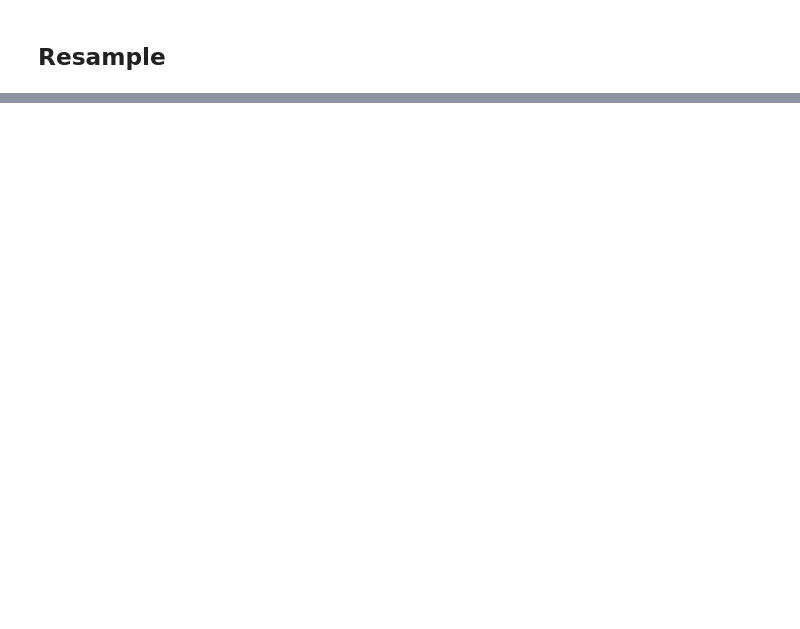
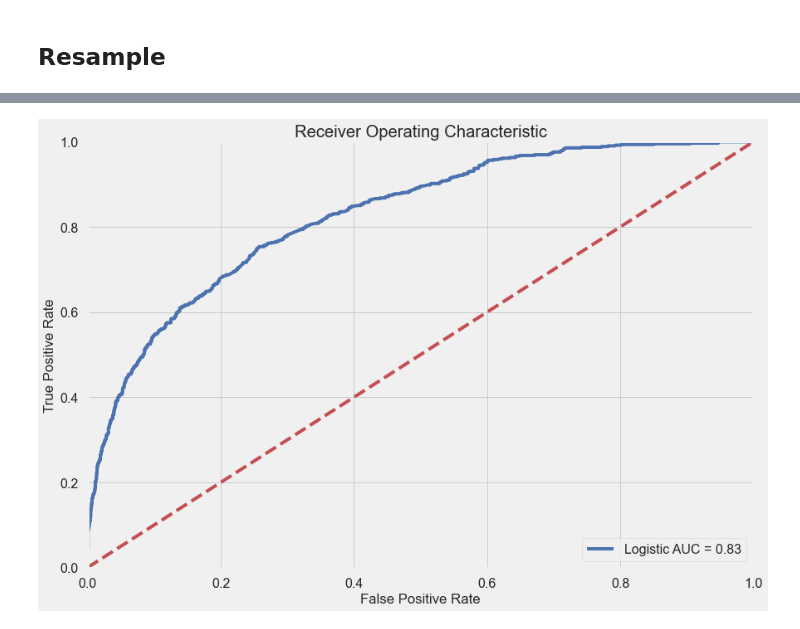
Before and after one commit to fabioismerim/financial_inclusion_africa, a Jupyter notebook: Financial_Inclusion_Africa.ipynb, the cells around one changed output, grey strips where cells are left out. Saved outputs shown, nothing was run; the diff lists cells and outputs as text; code cells hidden in the pictures; blank space fills up the shorter version.

```diff
--- a/Financial_Inclusion_Africa.ipynb
+++ b/Financial_Inclusion_Africa.ipynb
@@ -748,0 +767,9 @@ plt.show()
+# %%
+#criando o classificador base line
+dummy_clf = DummyClassifier(strategy = 'uniform', random_state = 1)
+
+#training
+dummy_clf.fit(X_train, y_train)
+
+#predict
+dummy_pred = dummy_clf.predict(X_test)
@@ -748,0 +804,4 @@ plt.show()
+# %%
+#criando classificador
+logreg = LogisticRegression()
+logreg.fit(X_train, y_train)
@@ -748,0 +848,16 @@ plt.show()
+# %%
+#F1 Score:
+f1_test = f1_score(y_test, logpred_test)
+
+#ACC
+acc_test = accuracy_score(y_test, logpred_test)
+
+#AUC
+test_proba = logreg.predict_proba(X_test)
+test_proba = test_proba[:, 1]
+
+test_auc = roc_auc_score(y_test, test_proba)
+
+print('F1 Score = %.3f' % (f1_test))
+print('Logistic Test Accuracy = %.3f' % (acc_test))
+print('Logistic Test AUC = %.3f' % (test_auc))
@@ -748,0 +884,17 @@ plt.show()
+# %%
+# AUC plot
+lr_fpr, lr_tpr, threshold = roc_curve(y_test, test_proba)
+lr_roc_auc = metrics.auc(lr_fpr, lr_tpr)
+
+# method I: plt
+plt.title('Receiver Operating Characteristic')
+plt.plot(lr_fpr, lr_tpr, 'b', label = 'Logistic AUC = %0.2f' % lr_roc_auc)
+plt.legend(loc = 'lower right')
+plt.plot([0, 1], [0, 1],'r--')
+plt.xlim([0, 1])
+plt.ylim([0, 1])
+plt.ylabel('True Positive Rate')
+plt.xlabel('False Positive Rate')
+plt.show()
+# %% [output]
+[figure, added]
```
Also changed, not shown: parts of 45 cells of this notebook.
